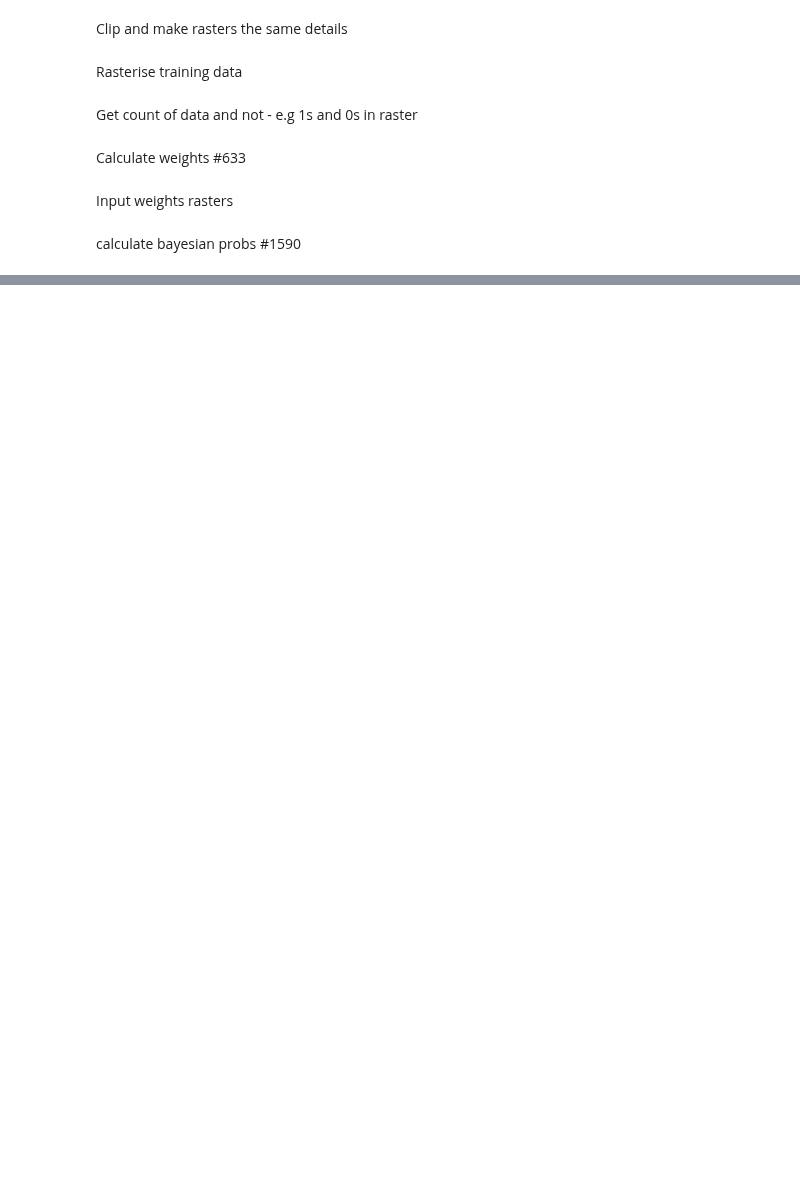
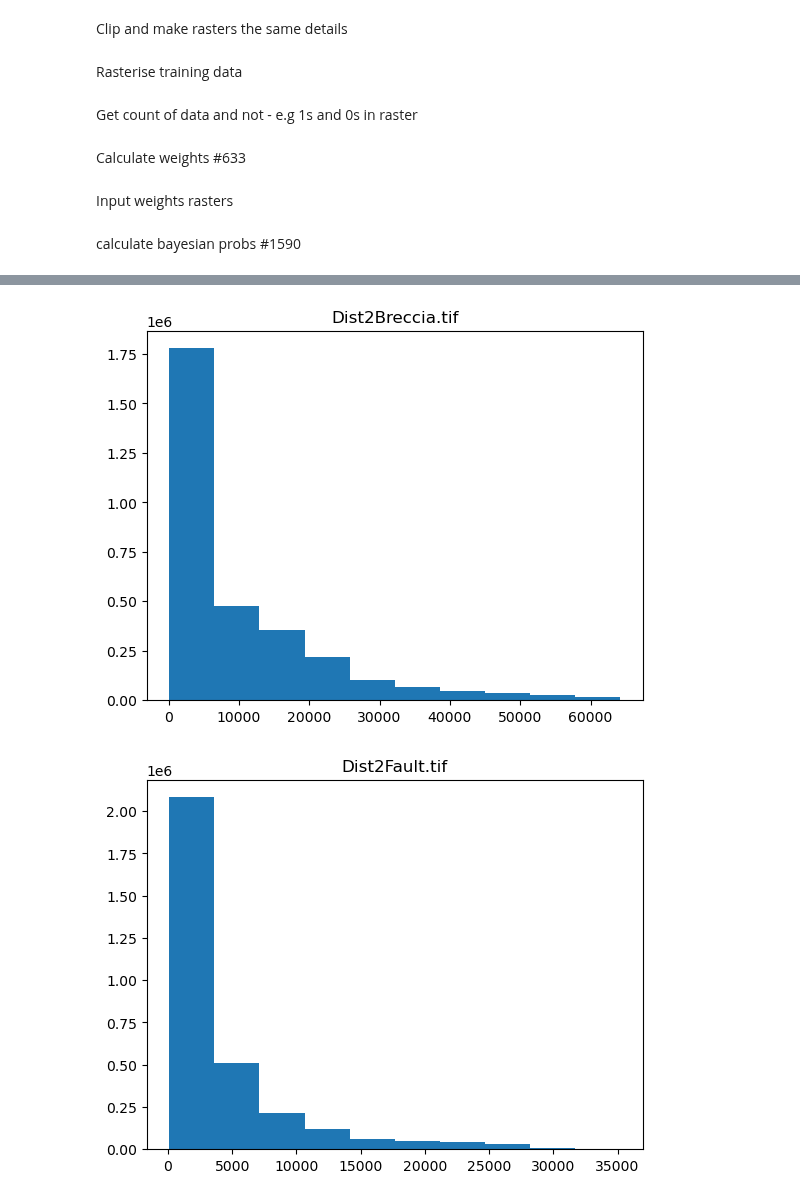
Before and after one commit to RichardScottOZ/Simple-Weights-of-Evidence, a Jupyter notebook: WoE-Test.ipynb, the cells around one changed output, grey strips where cells are left out. Saved outputs shown, nothing was run; the diff lists cells and outputs as text; code cells hidden in the pictures; blank space fills up the shorter version.

```diff
--- a/WoE-Test.ipynb
+++ b/WoE-Test.ipynb
@@ -115,3 +82,0 @@ for d in data:
-# %%
-for d in data:
-    xr.histogram(data[d])
@@ -119,0 +115,8 @@ AttributeError: module 'xarray' has no attribute 'histogram'
+# %%
+for d in data:
+    fig, ax = plt.subplots()
+    xr.plot.hist(data[d])
+    plt.title(d)
+# %% [output]
+[figure, added]
+[figure, added]
```
Also changed, not shown: parts of 14 cells of this notebook.
